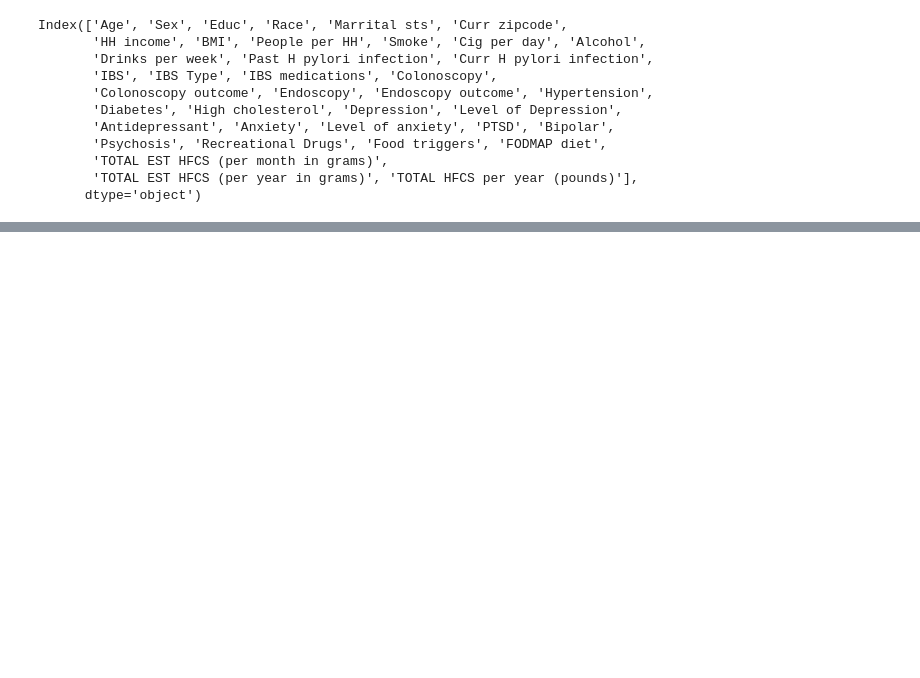
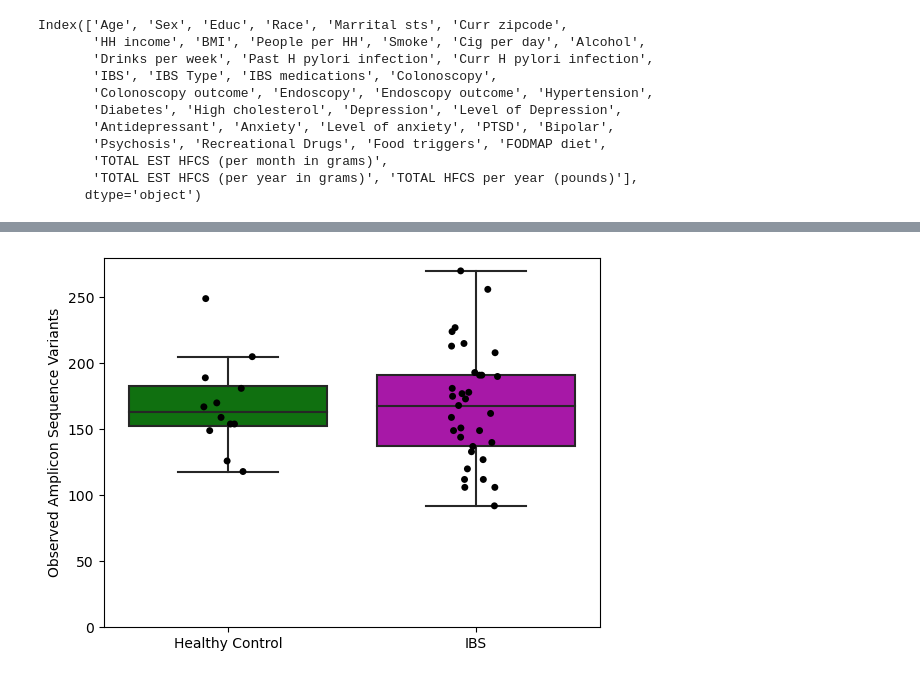
Before and after one commit to sterrettJD/Phadtare-IBS, a Jupyter notebook: Network-LEfSe-alphaplots.ipynb, the cells around one changed output, grey strips where cells are left out. Drawn from its saved outputs; the diff is of its cells as text; code cells hidden in the pictures; blank space fills up the shorter version.

```diff
--- a/Network-LEfSe-alphaplots.ipynb
+++ b/Network-LEfSe-alphaplots.ipynb
@@ -1175,0 +1203,26 @@ plt.show()
+# %%
+otus = pd.concat([otus,
+                   metadata["IBS"]],
+                 axis=1)
+
+ax = sns.boxplot(x="IBS",
+                y="observed_features",
+                data=otus,
+                palette=["g","m"],
+                showfliers=False)
+
+sns.stripplot(x="IBS",
+              y="observed_features",
+              data=otus,
+              palette=["black"]*2,
+              ax=ax)
+
+ax.set_xticklabels(["Healthy Control","IBS"])
+ax.set_xlabel("")
+ax.set_ylabel("Observed Amplicon Sequence Variants")
+ax.set_ylim(0,280)
+
+plt.savefig("Figures/IBS-OTUs.pdf")
+plt.show()
+# %% [output]
+[figure, added]
```
Also changed, not shown: parts of 28 cells of this notebook.
